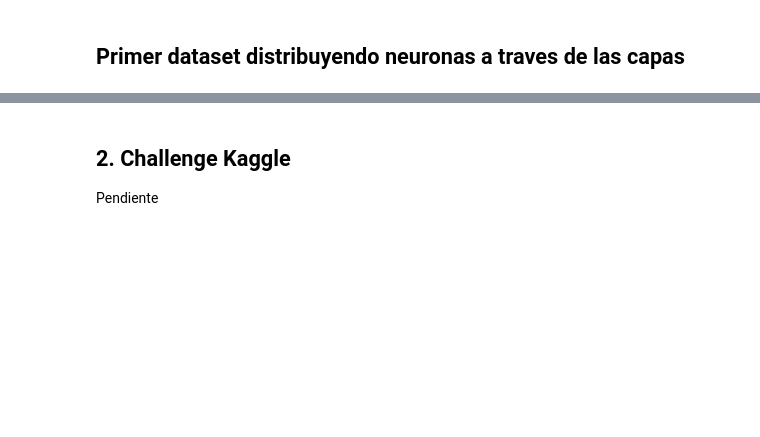
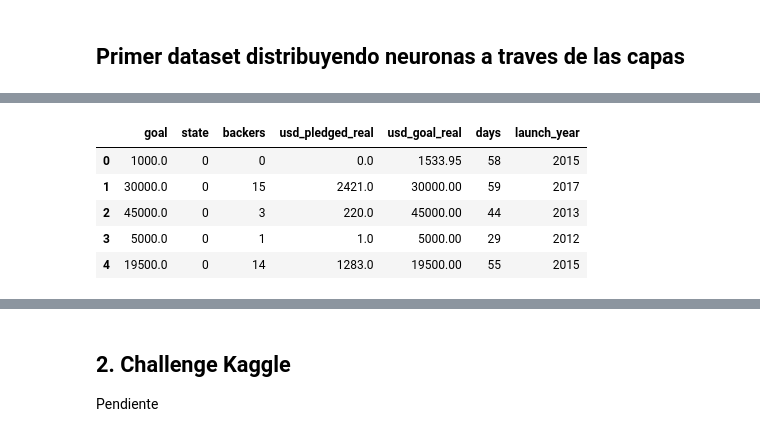
Before and after one commit to jpcastillog/Taller1-ANN, a Jupyter notebook: Taller1.ipynb, the cells around one changed output, grey strips where cells are left out. Saved outputs shown, nothing was run; the diff lists cells and outputs as text; code cells hidden in the pictures; blank space fills up the shorter version.

```diff
--- a/Taller1.ipynb
+++ b/Taller1.ipynb
@@ -562,0 +825,51 @@ plt.plot()
+# %%
+data = pd.read_csv('ks.csv',
+                 parse_dates=['deadline', 'launched'])
+
+data.drop('ID', axis = 1, inplace = True)
+data.drop('goal', axis = 1, inplace = True)
+data.drop('pledged', axis = 1, inplace = True)
+data.drop('usd pledged', axis = 1, inplace = True)
+
+data['deadline']=pd.to_datetime(data['deadline'], format="%Y/%m/%d").dt.date
+data['launched']=pd.to_datetime(data['launched'], format="%Y/%m/%d").dt.date
+
+data['days'] = (data['deadline'] - data['launched']).dt.days
+data['launch_year']=pd.to_datetime(data['launched'], format="%Y/%m/%d").dt.year
+
+data["launch_year"]=data['launch_year'].apply(str)
+
+data_for_model = pd.read_csv('ks.csv')
+
+#Datetime Processing
+data_for_model['deadline']=pd.to_datetime(data_for_model['deadline'], format="%Y/%m/%d")
+data_for_model['launched']=pd.to_datetime(data_for_model['launched'], format="%Y/%m/%d")
+
+data_for_model['days'] = (data_for_model['deadline'] - data_for_model['launched']).dt.days
+data_for_model['launch_year']=pd.to_datetime(data_for_model['launched'], format="%Y/%m/%d").dt.year
+data_for_model.drop(['ID',"name","category","launched","currency","deadline","usd pledged","pledged", "country", "main_category"], axis = 1, inplace = True)
+
+data_for_model["launch_year"]=data_for_model['launch_year'].apply(str) #it has to be string.
+# %%
+# print("Unbalanced Data shape", len(data))
+# datafail = data_for_model[data_for_model.state == "failed"]
+# datasuccess = data_for_model[data_for_model.state == "successful"]
+# data_for_model = pd.concat([datafail.sample(len(datasuccess), random_state=5), datasuccess])
+# print("Balanced data shape:", len(data))
+# data_for_model.state.value_counts()
+
+def state_process(cell_value):
+    if cell_value == 'successful':
+        return 1
+    else:
+        return 0
+data_for_model.state = data_for_model.state.apply(state_process)
+
+data_for_model.head()
+# %% [output]
+|  | goal | state | backers | usd_pledged_real | usd_goal_real | days | launch_year |
+| 0 | 1000.0 | 0 | 0 | 0.0 | 1533.95 | 58 | 2015 |
+| 1 | 30000.0 | 0 | 15 | 2421.0 | 30000.00 | 59 | 2017 |
+| 2 | 45000.0 | 0 | 3 | 220.0 | 45000.00 | 44 | 2013 |
+| 3 | 5000.0 | 0 | 1 | 1.0 | 5000.00 | 29 | 2012 |
+| 4 | 19500.0 | 0 | 14 | 1283.0 | 19500.00 | 55 | 2015 |
```
Also changed, not shown: parts of 48 cells of this notebook.
